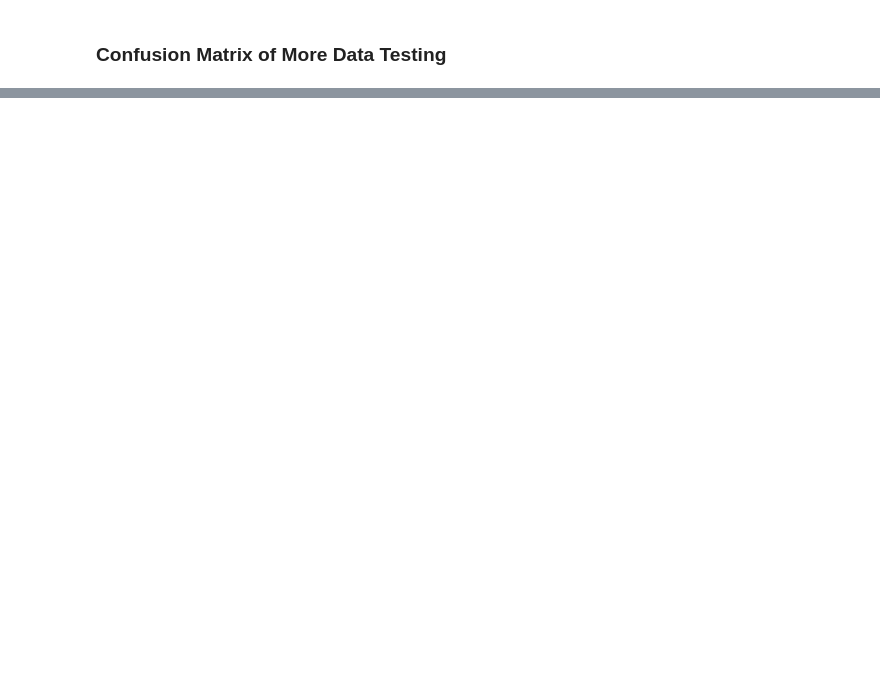
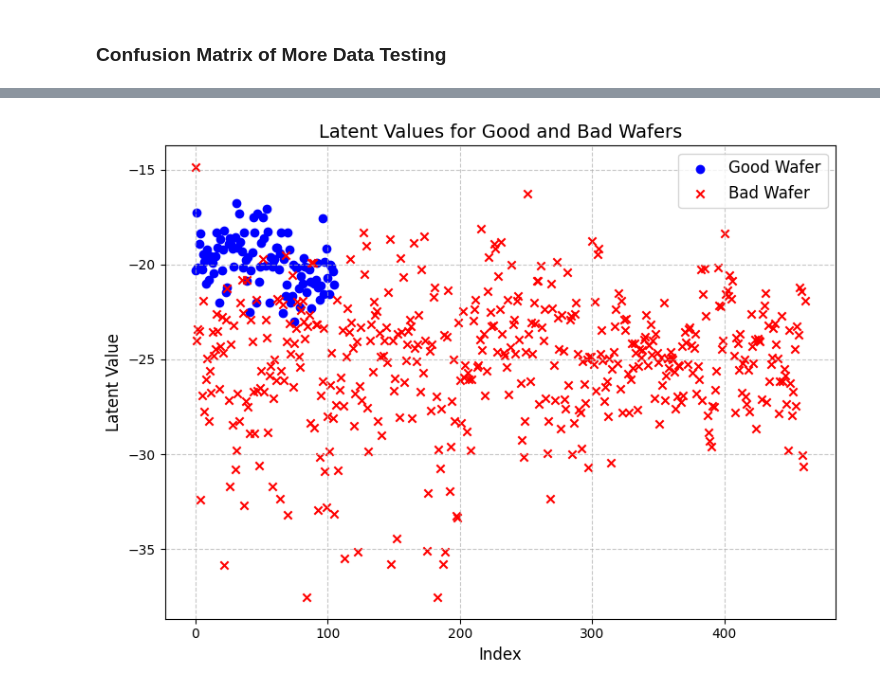
Before and after one commit to Arycast/vae_casp-er, a Jupyter notebook: python/half_valid_VAE.ipynb, the cells around one changed output, grey strips where cells are left out. Cells and saved outputs as stored; diff of their text form; code cells hidden in the pictures; blank space fills up the shorter version.

```diff
--- a/python/half_valid_VAE.ipynb
+++ b/python/half_valid_VAE.ipynb
@@ -1301,0 +1416,94 @@ plot_latent(compare_good, compare_bad)
+# %%
+def plot_latent(good_latent,bad_latent):
+    plt.figure(figsize=(8, 6))
+
+    # Plot good wafers with 'o'
+    plt.scatter(range(len(good_latent)), good_latent, marker='o', color='blue', label='Good Wafer')
+
+    # Plot bad wafers with 'x'
+    plt.scatter(range(len(bad_latent)), bad_latent, marker='x', color='red', label='Bad Wafer')
+
+    # Adding labels, legend, and title
+    plt.xlabel("Index", fontsize=12)
+    plt.ylabel("Latent Value", fontsize=12)
+    plt.title("Latent Values for Good and Bad Wafers", fontsize=14)
+    plt.legend(fontsize=12)
+    plt.grid(True, linestyle='--', alpha=0.7)
+
+    # Display the plot
+    plt.tight_layout()
+    plt.show()
+
+result_tb = []
+with open("data_tb\\result.txt", 'r') as file:
+    for line in file:
+        result_tb.append(fp_to_float(line.strip(),total_bits=16, frac_bits=8, input_format='hex'))
+resulttb = np.array(result_tb)
+# Compute mean and std for good wafer latent values
+good_mean = np.mean(resulttb[462:568])
+good_std = np.std(resulttb[462:568])
+
+# Define thresholds
+threshold_lower = good_mean - 2 * good_std
+threshold_upper = good_mean + 2 * good_std
+good, bad = classify(resulttb, threshold_lower, threshold_upper)
+print("Good: " + str(good))
+print("Bad: " + str(bad))
+
+actualbad = resulttb[0:462]
+actualgood = resulttb[462:568]
+
+plot_latent(actualgood,actualbad)
+
+latent_predicted_bad_wafer_data = resulttb[0:462]
+latent_predicted_good_wafer_data = resulttb[462:568]
+
+threshold_lower = good_mean - 2 * good_std
+threshold_upper = good_mean + 2 * good_std
+
+good_wafer_good_detection, good_wafer_bad_detection = classify(latent_predicted_good_wafer_data, threshold_lower, threshold_upper)
+bad_wafer_good_detection, bad_wafer_bad_detection = classify(latent_predicted_bad_wafer_data, threshold_lower, threshold_upper)
+
+total_bad_testing_data = len(latent_predicted_bad_wafer_data)
+total_good_testing_data = len(latent_predicted_good_wafer_data)
+
+table = np.array([
+    ["",    "Actual Good Wafer", "Actual Bad Wafer"],
+    ["Predicted Good Wafer", good_wafer_good_detection, bad_wafer_good_detection],
+    ["Predicted Bad Wafer", good_wafer_bad_detection, bad_wafer_bad_detection]
+])
+
+# Display the table
+print("\nConfusion Matrix:")
+print("{:<40} {:<20} {:<20}".format(*table[0]))  # Header row
+for row in table[1:]:
+    print("{:<40} {:<20} {:<20}".format(*row))  # Data rows
+
+confusion_matrix = np.array([
+    [np.round(good_wafer_good_detection/total_good_testing_data,4), np.round(bad_wafer_good_detection/total_bad_testing_data,4)],  # Predicted Good: Actual Good, Actual Bad
+    [np.round(good_wafer_bad_detection/total_good_testing_data,4), np.round(bad_wafer_bad_detection/total_bad_testing_data,4)]   # Predicted Bad: Actual Good, Actual Bad
+])
+
+# Plotting the confusion matrix
+fig, ax = plt.subplots(figsize=(10, 10))
+im = ax.imshow(confusion_matrix, cmap="coolwarm")
+
+# Adding labels
+ax.set_xticks(np.arange(2))
+ax.set_yticks(np.arange(2))
+ax.set_xticklabels(["Actual Good Wafer", "Actual Bad Wafer"], fontsize=15)
+ax.set_yticklabels(["Predicted\nGood Wafer", "Predicted\nBad Wafer"], fontsize=15)
+
+# Rotating tick labels for better readability
+# plt.setp(ax.get_xticklabels(), rotation=45, ha="right", rotation_mode="anchor")
+
+# Adding text annotations with text wrapping
+for i in range(2):
+    for j in range(2):
+        ax.text(j, i, str(confusion_matrix[i, j]), ha="center", va="center", color="white", fontsize=20)
+
+# Title and display
+ax.set_title("Confusion Matrix", fontsize=22)
+plt.tight_layout()
+plt.show()
+# %% [output]
@@ -1301,0 +1512 @@ plot_latent(compare_good, compare_bad)
+[figure, added]
```
Also changed, not shown: parts of 18 cells of this notebook.
